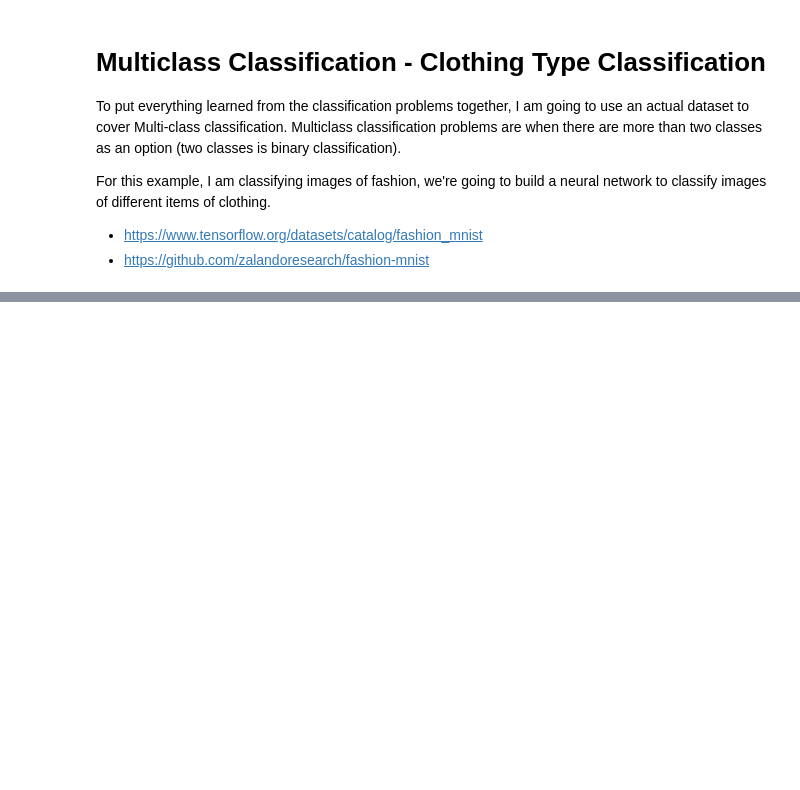
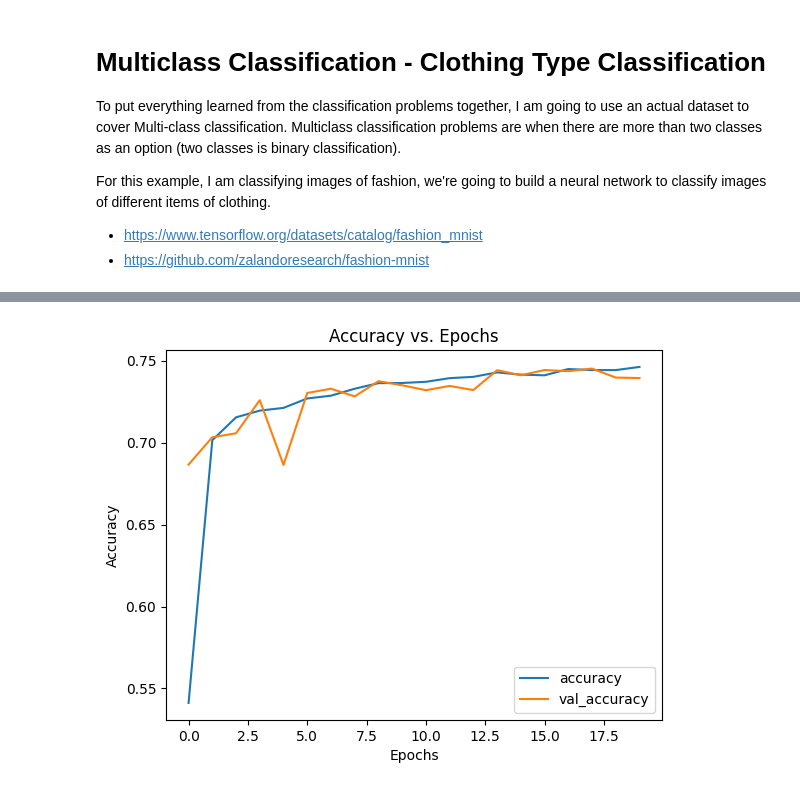
Before and after one commit to bkubick/deep-learning-development, a Jupyter notebook: projects/clothing_image_classification/clothing_image_classification.ipynb, the cells around one changed output, grey strips where cells are left out. Drawn from its saved outputs; the diff is of its cells as text; code cells hidden in the pictures; blank space fills up the shorter version.

```diff
--- a/projects/clothing_image_classification/clothing_image_classification.ipynb
+++ b/projects/clothing_image_classification/clothing_image_classification.ipynb
@@ -105,0 +218,4 @@ utils.visualize.visualize_model(model_1)
+# %%
+ml_toolbox.analysis.history.plot_history(model_0_history, metric='accuracy')
+# %% [output]
+[figure, added]
```
Also changed, not shown: parts of 65 cells of this notebook, 1 other file.
